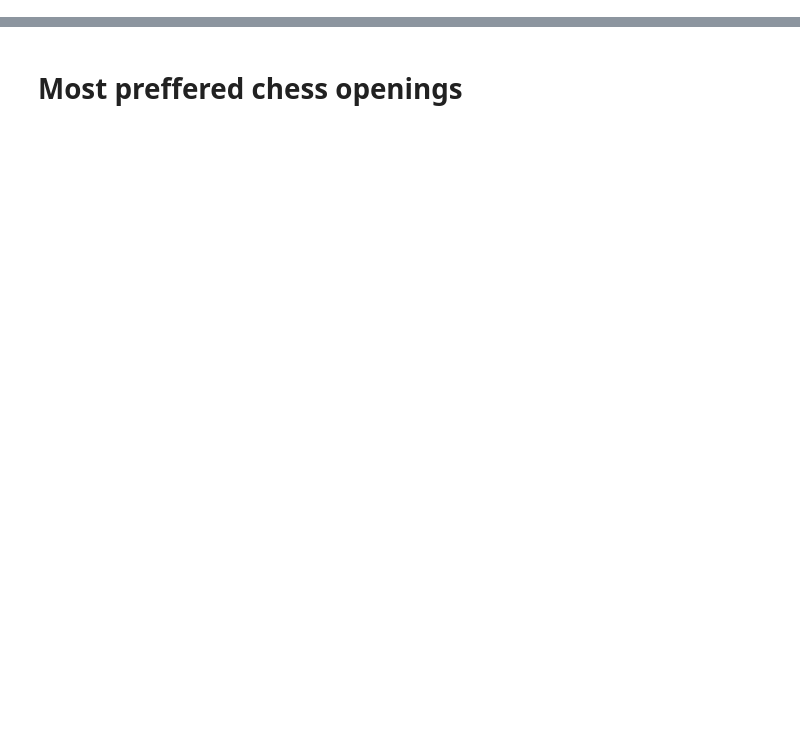
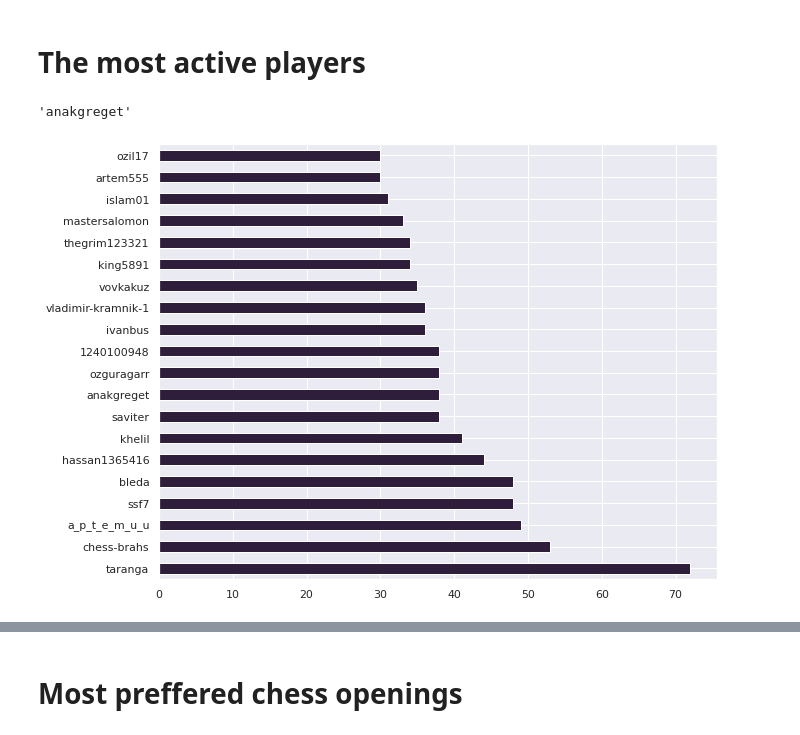
Before and after one commit to Gail529/Chess_EDA, a Jupyter notebook: chess_EDA.ipynb, the cells around one changed output, grey strips where cells are left out. Cells and saved outputs as stored; diff of their text form; code cells hidden in the pictures; blank space fills up the shorter version.

```diff
--- a/chess_EDA.ipynb
+++ b/chess_EDA.ipynb
@@ -7,3 +7,18 @@ import matplotlib.pyplot as plt
 import seaborn as sns
 # %%
 data=pd.read_csv('/content/games.csv')
+# %% [markdown]
+# The most active players
+# %%
+players_list=data['white_id'].value_counts()
+values=players_list.values
+names=players_list.index
+names[8]
+# %% [output]
+'anakgreget'
+# %%
+sns.set_theme(style='darkgrid',palette="mako")
+plt.figure(figsize=(10,8))
+ax=data['white_id'].value_counts().head(20).plot(kind='barh')
+# %% [output]
+[figure, added]
```
Also changed, not shown: parts of 19 cells of this notebook.
